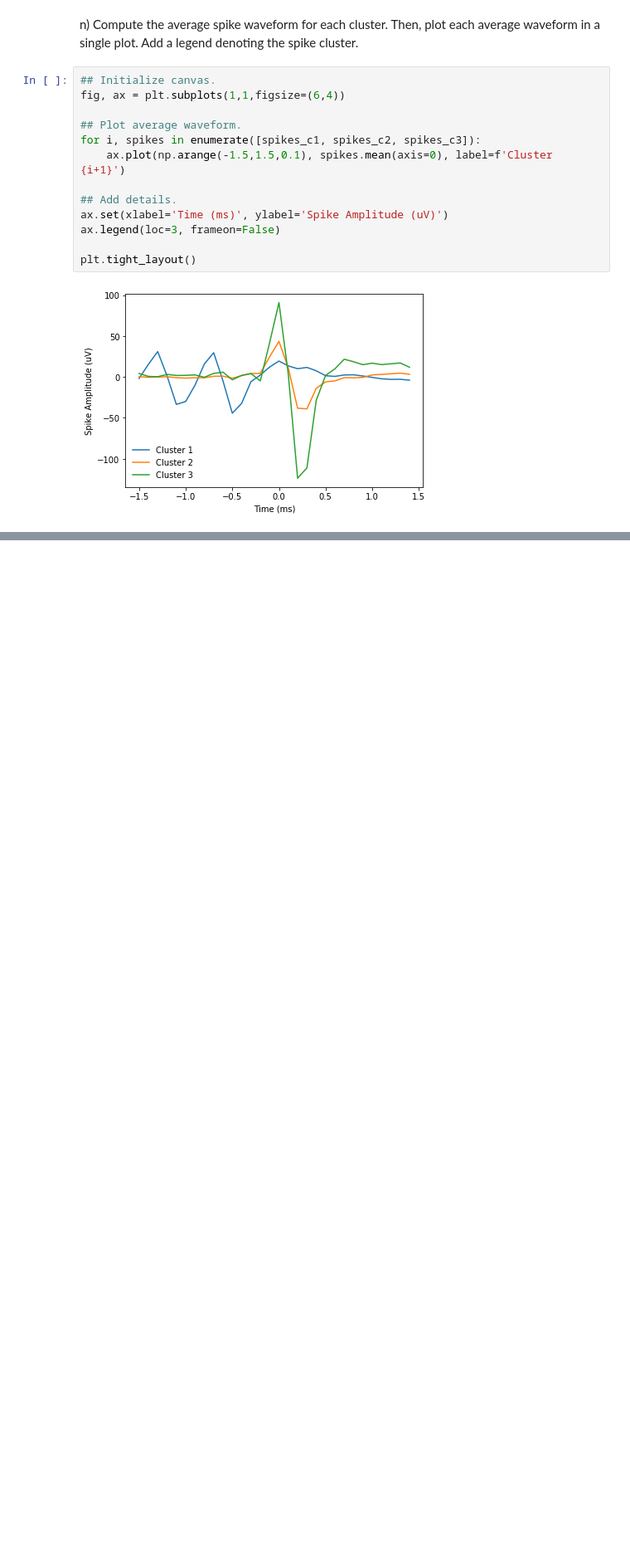
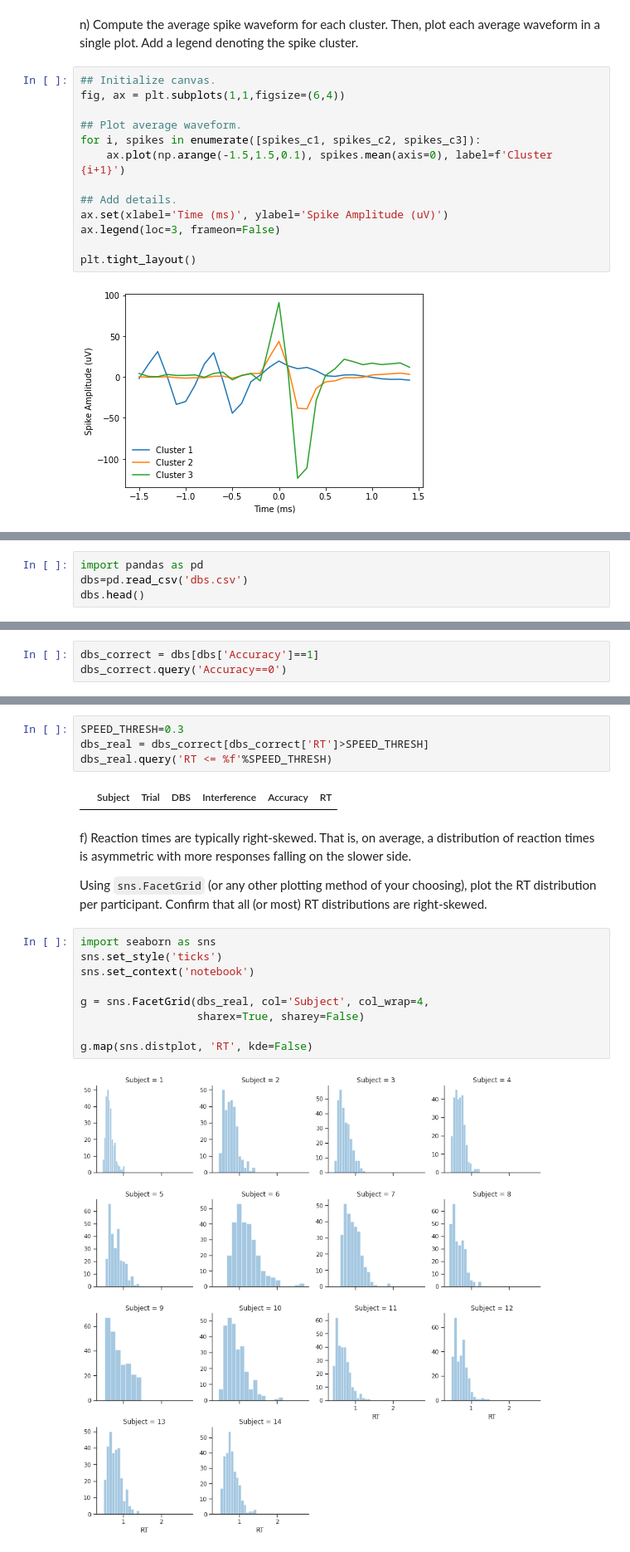
Before and after one commit to rce5-debug/pni_bootcamp_2021, a Jupyter notebook: Module01_Python/day01_solutions.ipynb, the cells around one changed output, grey strips where cells are left out. Shown at 83% size. Saved outputs shown, nothing was run; the diff lists cells and outputs as text; blank space fills up the shorter version.

```diff
--- a/Module01_Python/day01_solutions.ipynb
+++ b/Module01_Python/day01_solutions.ipynb
@@ -364,0 +440,4 @@ plt.tight_layout()
+# %%
+import pandas as pd
+dbs=pd.read_csv('dbs.csv')
+dbs.head()
@@ -364,0 +481,3 @@ plt.tight_layout()
+# %%
+dbs_correct = dbs[dbs['Accuracy']==1]
+dbs_correct.query('Accuracy==0')
@@ -364,0 +490,21 @@ plt.tight_layout()
+# %%
+SPEED_THRESH=0.3
+dbs_real = dbs_correct[dbs_correct['RT']>SPEED_THRESH]
+dbs_real.query('RT <= %f'%SPEED_THRESH)
+# %% [output]
+|  | Subject | Trial | DBS | Interference | Accuracy | RT |
+# %% [markdown]
+f) Reaction times are typically right-skewed. That is, on average, a distribution of reaction times is asymmetric with more responses falling on the slower side.
+
+Using `sns.FacetGrid` (or any other plotting method of your choosing), plot the RT distribution per participant. Confirm that all (or most) RT distributions are right-skewed.
+# %%
+import seaborn as sns
+sns.set_style('ticks')
+sns.set_context('notebook')
+
+g = sns.FacetGrid(dbs_real, col='Subject', col_wrap=4,
+                  sharex=True, sharey=False)
+
+g.map(sns.distplot, 'RT', kde=False)
+# %% [output]
+[figure, added]
```
Also changed, not shown: parts of 36 cells of this notebook, 3 other files.
